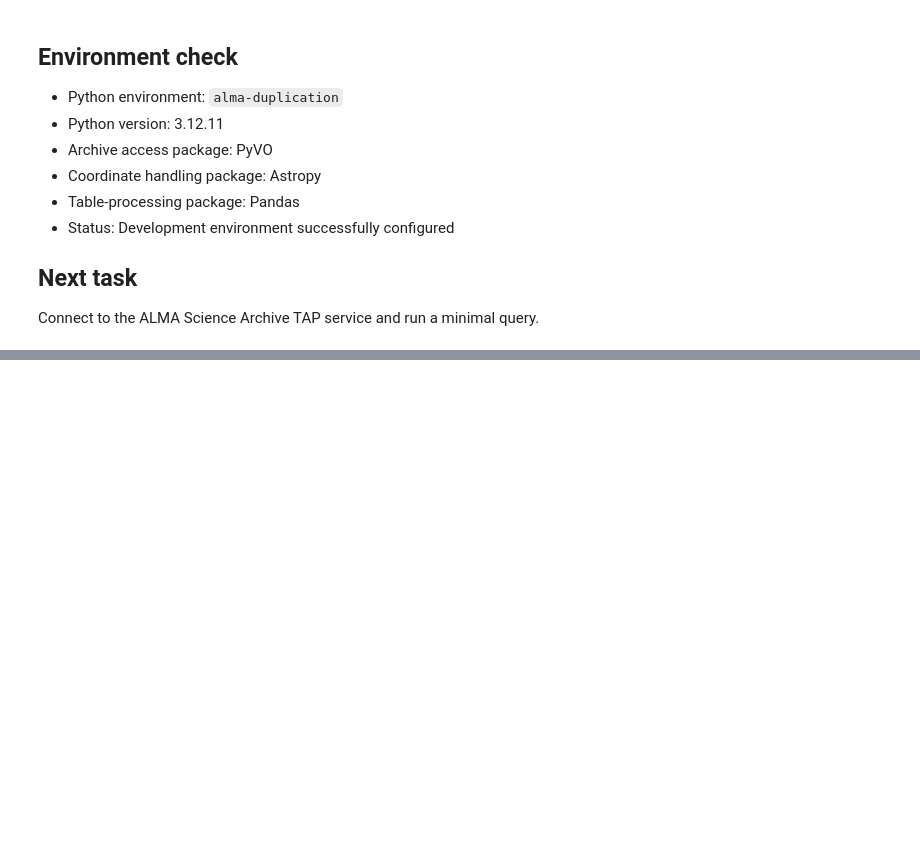
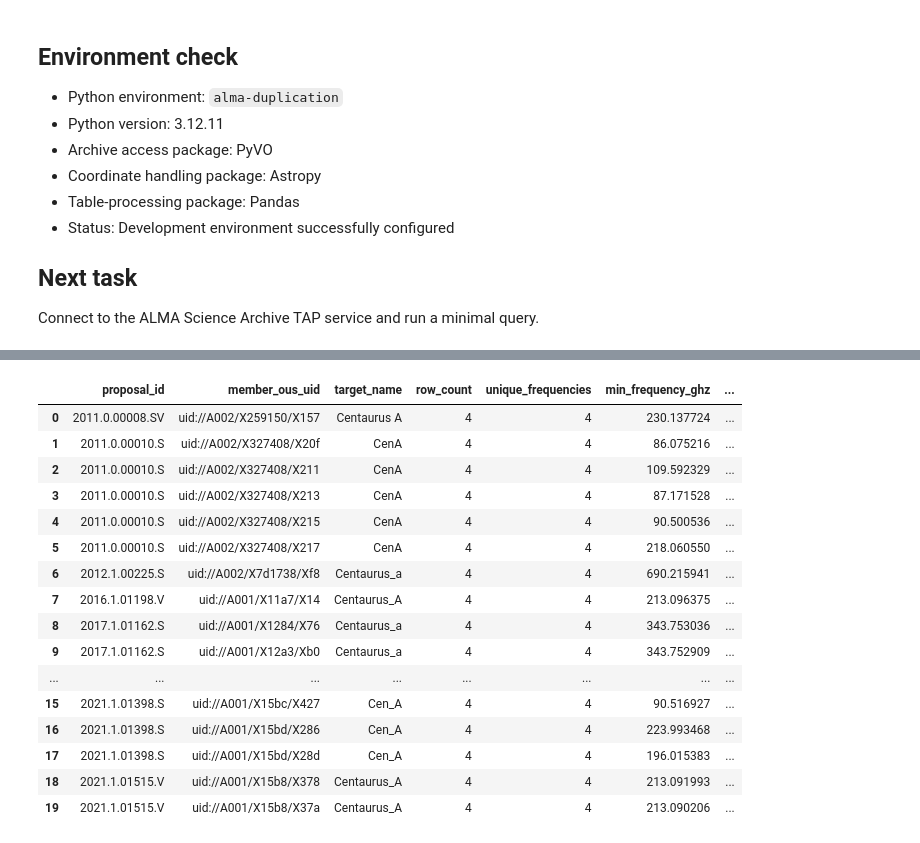
Before and after one commit to skycharon2/alma-duplication-tool, a Jupyter notebook: notebooks/01_archive_connection.ipynb, the cells around one changed output, grey strips where cells are left out. Cells and saved outputs as stored; diff of their text form; code cells hidden in the pictures; blank space fills up the shorter version.

```diff
--- a/notebooks/01_archive_connection.ipynb
+++ b/notebooks/01_archive_connection.ipynb
@@ -86,0 +429,41 @@ Connect to the ALMA Science Archive TAP service and run a minimal query.
+# %%
+member_ous_summary = (
+    coordinate_df
+    .groupby(
+        ["proposal_id", "member_ous_uid", "target_name"],
+        dropna=False,
+    )
+    .agg(
+        row_count=("frequency", "size"),
+        unique_frequencies=("frequency", "nunique"),
+        min_frequency_ghz=("frequency", "min"),
+        max_frequency_ghz=("frequency", "max"),
+        unique_obs_ids=("obs_id", "nunique"),
+        unique_asdm_uids=("asdm_uid", "nunique"),
+    )
+    .reset_index()
+    .sort_values(
+        ["row_count", "unique_frequencies"],
+        ascending=False,
+    )
+)
+
+display(member_ous_summary.head(20))
+# %% [output]
+|  | proposal_id | member_ous_uid | target_name | row_count | unique_frequencies | min_frequency_ghz | ... |
+| 0 | 2011.0.00008.SV | uid://A002/X259150/X157 | Centaurus A | 4 | 4 | 230.137724 | ... |
+| 1 | 2011.0.00010.S | uid://A002/X327408/X20f | CenA | 4 | 4 | 86.075216 | ... |
+| 2 | 2011.0.00010.S | uid://A002/X327408/X211 | CenA | 4 | 4 | 109.592329 | ... |
+| 3 | 2011.0.00010.S | uid://A002/X327408/X213 | CenA | 4 | 4 | 87.171528 | ... |
+| 4 | 2011.0.00010.S | uid://A002/X327408/X215 | CenA | 4 | 4 | 90.500536 | ... |
+| 5 | 2011.0.00010.S | uid://A002/X327408/X217 | CenA | 4 | 4 | 218.060550 | ... |
+| 6 | 2012.1.00225.S | uid://A002/X7d1738/Xf8 | Centaurus_a | 4 | 4 | 690.215941 | ... |
+| 7 | 2016.1.01198.V | uid://A001/X11a7/X14 | Centaurus_A | 4 | 4 | 213.096375 | ... |
+| 8 | 2017.1.01162.S | uid://A001/X1284/X76 | Centaurus_a | 4 | 4 | 343.753036 | ... |
+| 9 | 2017.1.01162.S | uid://A001/X12a3/Xb0 | Centaurus_a | 4 | 4 | 343.752909 | ... |
+| ... | ... | ... | ... | ... | ... | ... | ... |
+| 15 | 2021.1.01398.S | uid://A001/X15bc/X427 | Cen_A | 4 | 4 | 90.516927 | ... |
+| 16 | 2021.1.01398.S | uid://A001/X15bd/X286 | Cen_A | 4 | 4 | 223.993468 | ... |
+| 17 | 2021.1.01398.S | uid://A001/X15bd/X28d | Cen_A | 4 | 4 | 196.015383 | ... |
+| 18 | 2021.1.01515.V | uid://A001/X15b8/X378 | Centaurus_A | 4 | 4 | 213.091993 | ... |
+| 19 | 2021.1.01515.V | uid://A001/X15b8/X37a | Centaurus_A | 4 | 4 | 213.090206 | ... |
```
Also changed, not shown: parts of 38 cells of this notebook, 1 other file.
